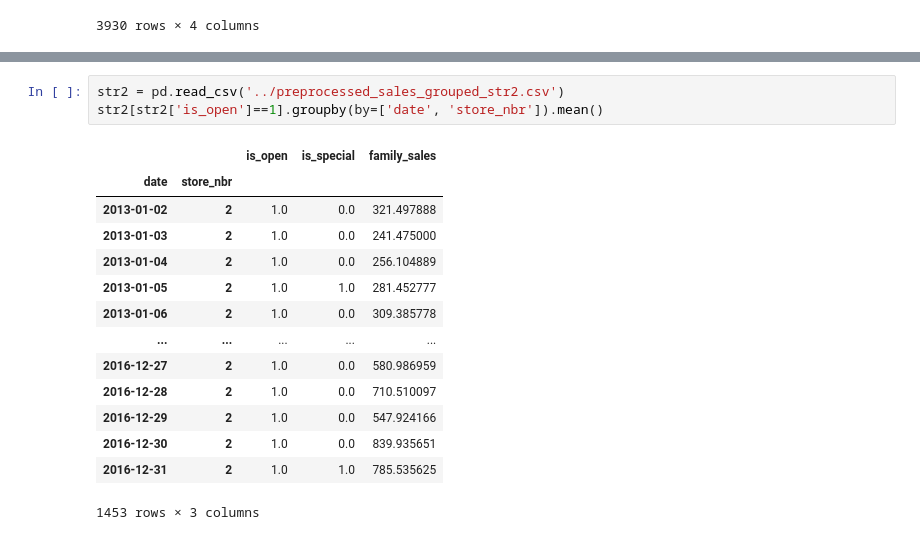
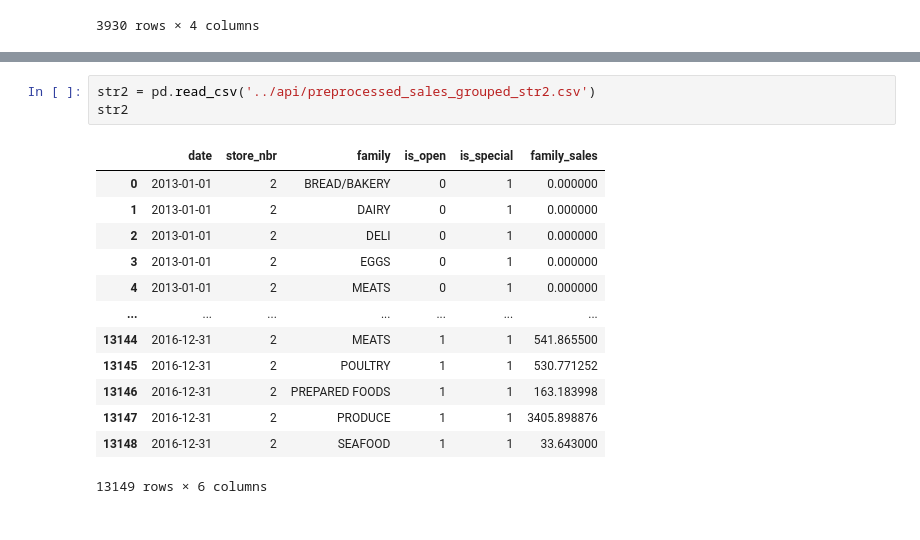
Before and after one commit to didine13/forecasting_for_sales, a Jupyter notebook: forecasting_for_sales/Untitled.ipynb, the cells around one changed output, grey strips where cells are left out. Cells and saved outputs as stored; diff of their text form.

```diff
--- a/forecasting_for_sales/Untitled.ipynb
+++ b/forecasting_for_sales/Untitled.ipynb
@@ -89,18 +93,17 @@ str1[str1['is_open']==1].groupby(by=['date', 'store_nbr']).mean()
 # %%
-str2 = pd.read_csv('../preprocessed_sales_grouped_str2.csv')
-str2[str2['is_open']==1].groupby(by=['date', 'store_nbr']).mean()
+str2 = pd.read_csv('../api/preprocessed_sales_grouped_str2.csv')
+str2
 # %% [output]
-|  |  | is_open | is_special | family_sales |
-| date | store_nbr |  |  |  |
-| 2013-01-02 | 2 | 1.0 | 0.0 | 321.497888 |
-| 2013-01-03 | 2 | 1.0 | 0.0 | 241.475000 |
-| 2013-01-04 | 2 | 1.0 | 0.0 | 256.104889 |
-| 2013-01-05 | 2 | 1.0 | 1.0 | 281.452777 |
-| 2013-01-06 | 2 | 1.0 | 0.0 | 309.385778 |
-| ... | ... | ... | ... | ... |
-| 2016-12-27 | 2 | 1.0 | 0.0 | 580.986959 |
-| 2016-12-28 | 2 | 1.0 | 0.0 | 710.510097 |
-| 2016-12-29 | 2 | 1.0 | 0.0 | 547.924166 |
-| 2016-12-30 | 2 | 1.0 | 0.0 | 839.935651 |
-| 2016-12-31 | 2 | 1.0 | 1.0 | 785.535625 |
+|  | date | store_nbr | family | is_open | is_special | family_sales |
+| 0 | 2013-01-01 | 2 | BREAD/BAKERY | 0 | 1 | 0.000000 |
+| 1 | 2013-01-01 | 2 | DAIRY | 0 | 1 | 0.000000 |
+| 2 | 2013-01-01 | 2 | DELI | 0 | 1 | 0.000000 |
+| 3 | 2013-01-01 | 2 | EGGS | 0 | 1 | 0.000000 |
+| 4 | 2013-01-01 | 2 | MEATS | 0 | 1 | 0.000000 |
+| ... | ... | ... | ... | ... | ... | ... |
+| 13144 | 2016-12-31 | 2 | MEATS | 1 | 1 | 541.865500 |
+| 13145 | 2016-12-31 | 2 | POULTRY | 1 | 1 | 530.771252 |
+| 13146 | 2016-12-31 | 2 | PREPARED FOODS | 1 | 1 | 163.183998 |
+| 13147 | 2016-12-31 | 2 | PRODUCE | 1 | 1 | 3405.898876 |
+| 13148 | 2016-12-31 | 2 | SEAFOOD | 1 | 1 | 33.643000 |
-1453 rows × 3 columns
+13149 rows × 6 columns
```
Also changed, not shown: parts of 7 cells of this notebook, 1 other file.
